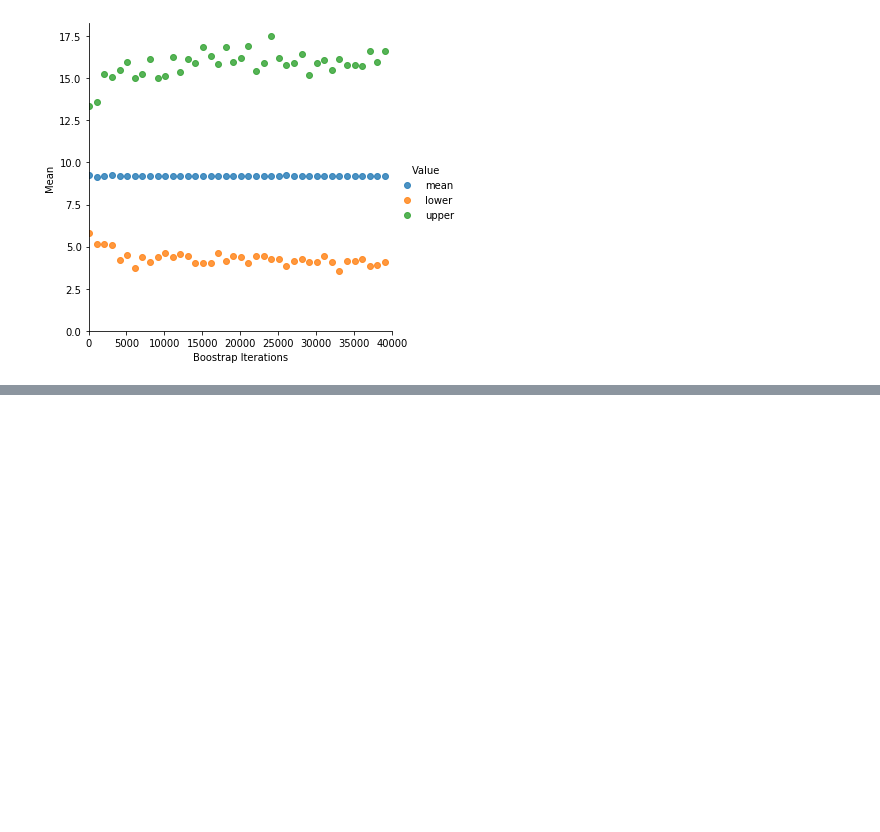
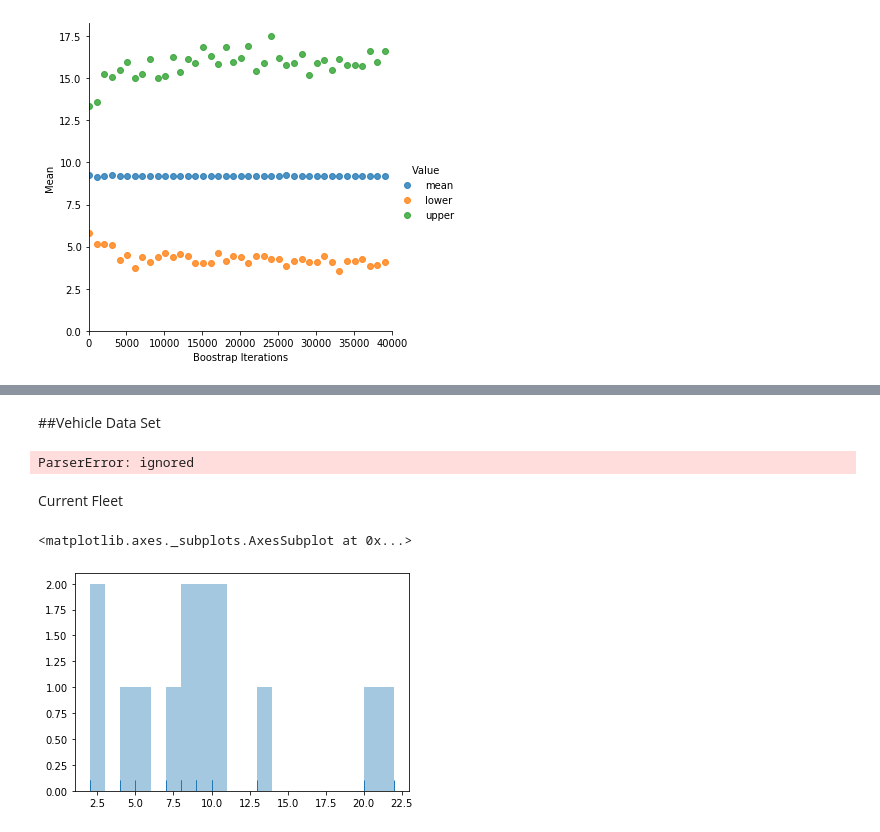
Before and after one commit to thiviyan98/ThiviyanNanthakumarCE888, a Jupyter notebook: Lab2.ipynb, the cells around one changed output, grey strips where cells are left out. Drawn from its saved outputs; the diff is of its cells as text; code cells hidden in the pictures; blank space fills up the shorter version.

```diff
--- a/Lab2.ipynb
+++ b/Lab2.ipynb
@@ -91,0 +92,17 @@ sns_plot.savefig("bootstrap_confidence_80.pdf", bbox_inches='tight')
+# %% [markdown]
+##Vehicle Data Set
+# %%
+# Load the data
+df = pd.read_csv('https://raw.githubusercontent.com/albanda/CE888/master/lab2%20-%20bootstrap/vehicle.csv')
+data = df.values.T[1]
+print(data)
+# %% [output]
+ParserError: ignored
+# %% [markdown]
+Current Fleet
+# %%
+sns.distplot(data,bins=20,kde=False, rug=True)
+df_data = pd.DataFrame(data, columns=['Vehicle', 'Mean', "Value"])
+# %% [output]
+<matplotlib.axes._subplots.AxesSubplot at 0x...>
+[figure, added]
```
Also changed, not shown: parts of 2 cells of this notebook.
